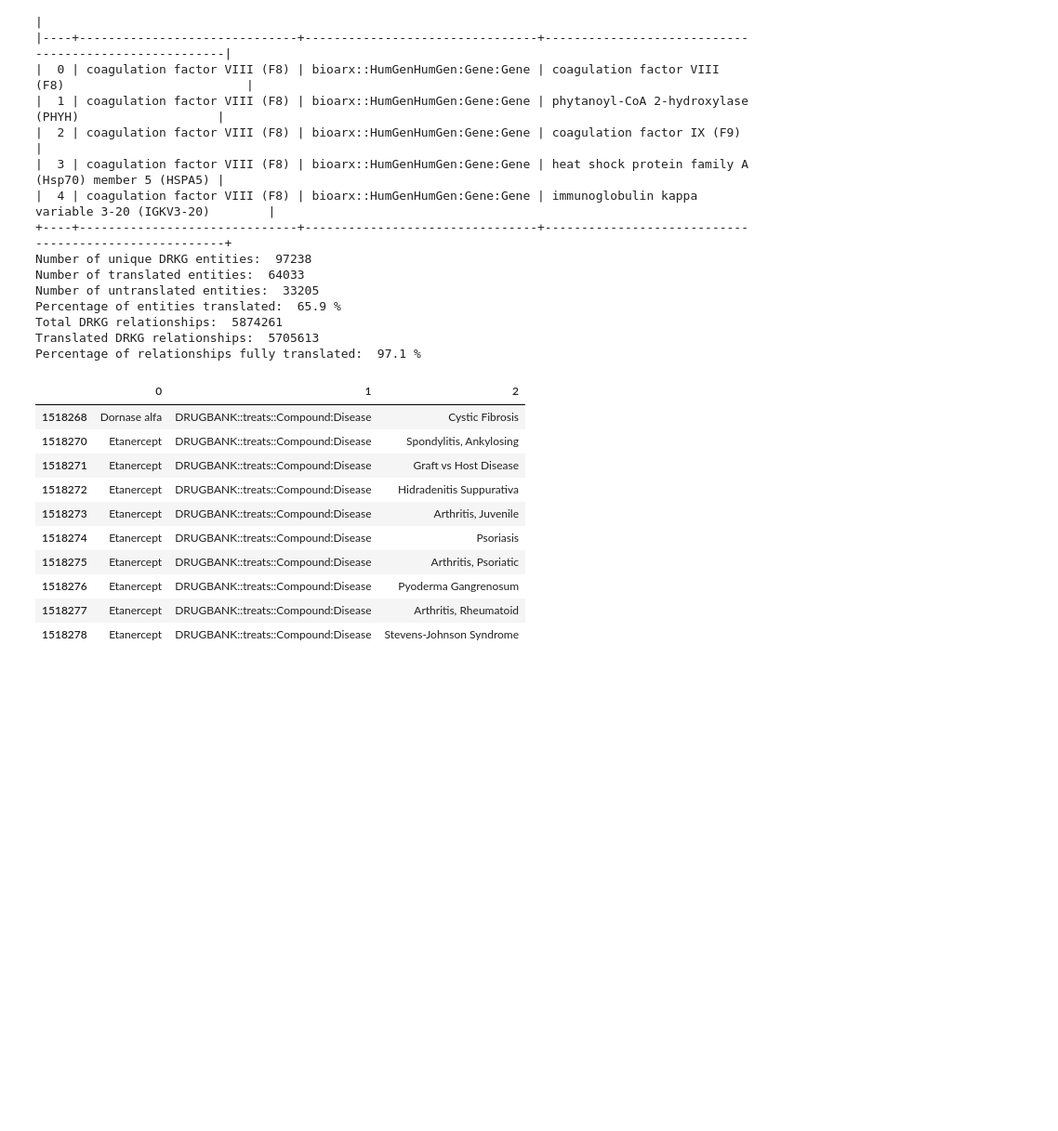
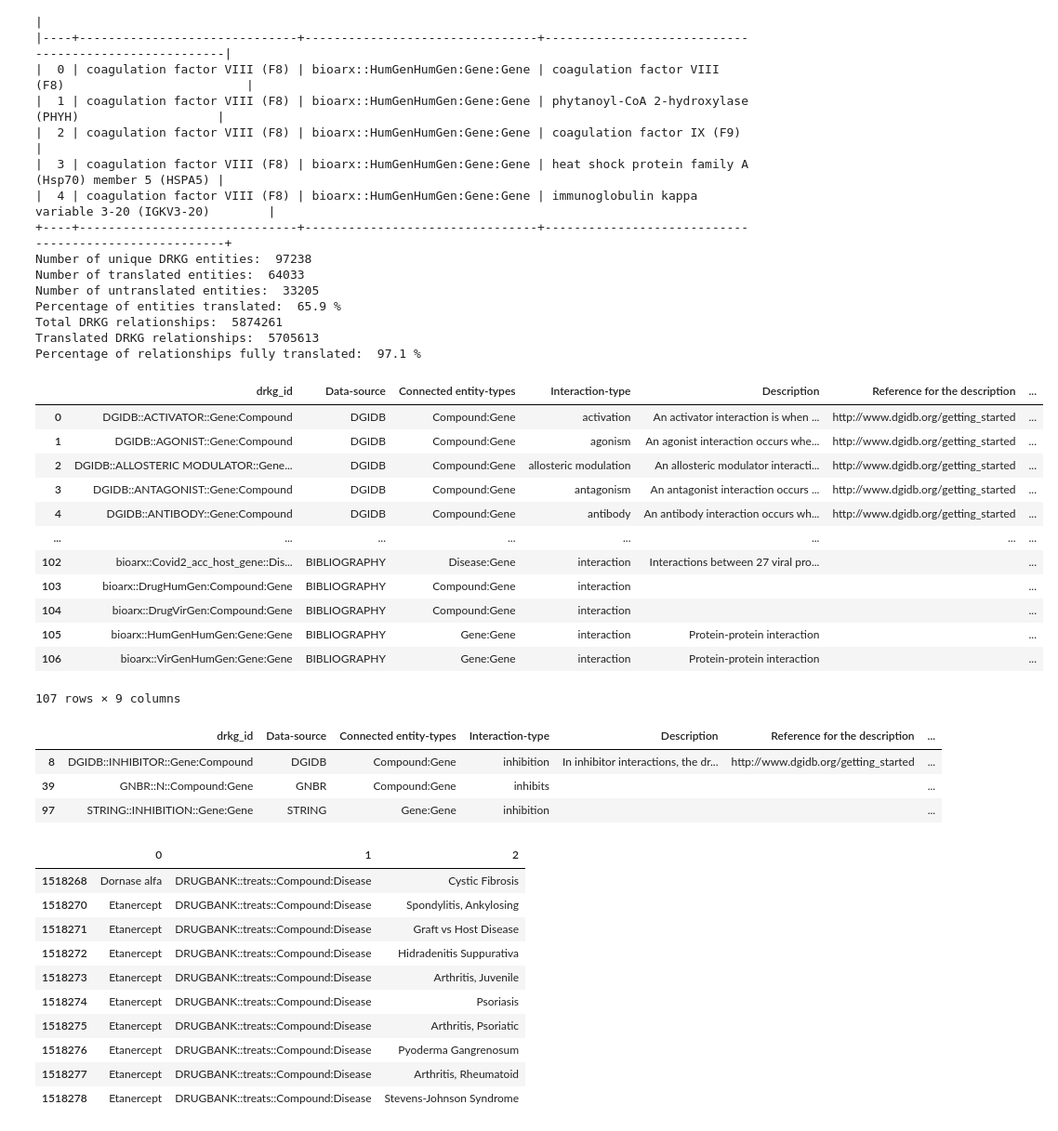
Before and after one commit to Ale9806/SIMPLLM, a Jupyter notebook: DRKG_mapping_with_BiolinkBERT.ipynb, the cells around one changed output. Shown at 93% size. Cells and saved outputs as stored; diff of their text form; code cells hidden in the pictures; blank space fills up the shorter version.

Commit message:
Embedding: account for different entity-entity pairs with same relation name

```diff
--- a/DRKG_mapping_with_BiolinkBERT.ipynb
+++ b/DRKG_mapping_with_BiolinkBERT.ipynb
@@ -155,13 +155,56 @@ Percentage of relationships fully translated:  97.1 %
 # %%
 # Update relation glossary
 relation_df = relation_glossary.copy().rename(columns={'Relation-name':'drkg_id'})
 relation_df[['head_entity','tail_entity']] = relation_df['drkg_id'].str.split('::', expand=True)[2].str.split(':', expand=True) # Set head and tail nodes
 
 # Manually fix head and tail nodes for DGIDB relations, which reverse compound-gene interactions
 relation_df.loc[relation_df['drkg_id'].str.contains('Gene:Compound'),'head_entity'] = 'Compound'
 relation_df.loc[relation_df['drkg_id'].str.contains('Gene:Compound'),'tail_entity'] = 'Gene'
 
-# Add mapped relation group label
+# Add mapped relation group labels
+relation_groups = [['activation', 'agonism', 'agonism, activation', 'activates, stimulates'],
+    ['antagonism', 'blocking', 'antagonism, blocking'],
+    ['binding', 'binding, ligand (esp. receptors)'],
+    ['blocking', 'channel blocking'],
+    ['inhibition', 'inhibits cell growth (esp. cancers)', 'inhibits'],
+    ['enzyme', 'enzyme activity'],
+    ['upregulation', 'increases expression/production'],
+    ['downregulation', 'decreases expression/production'],
+    ['Compound treats the disease', 'treatment/therapy (including investigatory)', 'treatment']]
+
+relation_df['relation_name'] = relation_df['Interaction-type']
+
+for grp in relation_groups:
+    relation_df_subset = relation_df[relation_df['Interaction-type'].isin(grp)].copy()
+    for entities in relation_df_subset['Connected entity-types'].unique():
+        subgrp = relation_df_subset[relation_df_subset['Connected entity-types'] == entities]['Interaction-type'].unique()
+        relation_df.loc[(relation_df_subset['Connected entity-types'] == entities) & (relation_df['Interaction-type'].isin(subgrp)), 'relation_name'] = subgrp[0]
+
+relation_df
+# %% [output]
+|  | drkg_id | Data-source | Connected entity-types | Interaction-type | Description | Reference for the description | ... |
+| 0 | DGIDB::ACTIVATOR::Gene:Compound | DGIDB | Compound:Gene | activation | An activator interaction is when ... | http://www.dgidb.org/getting_started | ... |
+| 1 | DGIDB::AGONIST::Gene:Compound | DGIDB | Compound:Gene | agonism | An agonist interaction occurs whe... | http://www.dgidb.org/getting_started | ... |
+| 2 | DGIDB::ALLOSTERIC MODULATOR::Gene... | DGIDB | Compound:Gene | allosteric modulation | An allosteric modulator interacti... | http://www.dgidb.org/getting_started | ... |
+| 3 | DGIDB::ANTAGONIST::Gene:Compound | DGIDB | Compound:Gene | antagonism | An antagonist interaction occurs ... | http://www.dgidb.org/getting_started | ... |
+| 4 | DGIDB::ANTIBODY::Gene:Compound | DGIDB | Compound:Gene | antibody | An antibody interaction occurs wh... | http://www.dgidb.org/getting_started | ... |
+| ... | ... | ... | ... | ... | ... | ... | ... |
+| 102 | bioarx::Covid2_acc_host_gene::Dis... | BIBLIOGRAPHY | Disease:Gene | interaction | Interactions between 27 viral pro... |  | ... |
+| 103 | bioarx::DrugHumGen:Compound:Gene | BIBLIOGRAPHY | Compound:Gene | interaction |  |  | ... |
+| 104 | bioarx::DrugVirGen:Compound:Gene | BIBLIOGRAPHY | Compound:Gene | interaction |  |  | ... |
+| 105 | bioarx::HumGenHumGen:Gene:Gene | BIBLIOGRAPHY | Gene:Gene | interaction | Protein-protein interaction |  | ... |
+| 106 | bioarx::VirGenHumGen:Gene:Gene | BIBLIOGRAPHY | Gene:Gene | interaction | Protein-protein interaction |  | ... |
+107 rows × 9 columns
+# %%
+# Test specific cases
+test = 'inhibition'
+relation_df[relation_df['relation_name']==test]
+# relation_df[relation_df['Connected entity-types']=='Compound:Disease']
+# %% [output]
+|  | drkg_id | Data-source | Connected entity-types | Interaction-type | Description | Reference for the description | ... |
+| 8 | DGIDB::INHIBITOR::Gene:Compound | DGIDB | Compound:Gene | inhibition | In inhibitor interactions, the dr... | http://www.dgidb.org/getting_started | ... |
+| 39 | GNBR::N::Compound:Gene | GNBR | Compound:Gene | inhibits |  |  | ... |
+| 97 | STRING::INHIBITION::Gene:Gene | STRING | Gene:Gene | inhibition |  |  | ... |
 # %%
 # Filter DRKG in natural language to drug-treats-disease relationships
 # rx_dx        = df_med[df_med.iloc[:,1] ==   'Compound treats the disease']
```
Also changed, not shown: parts of 4 cells of this notebook.
